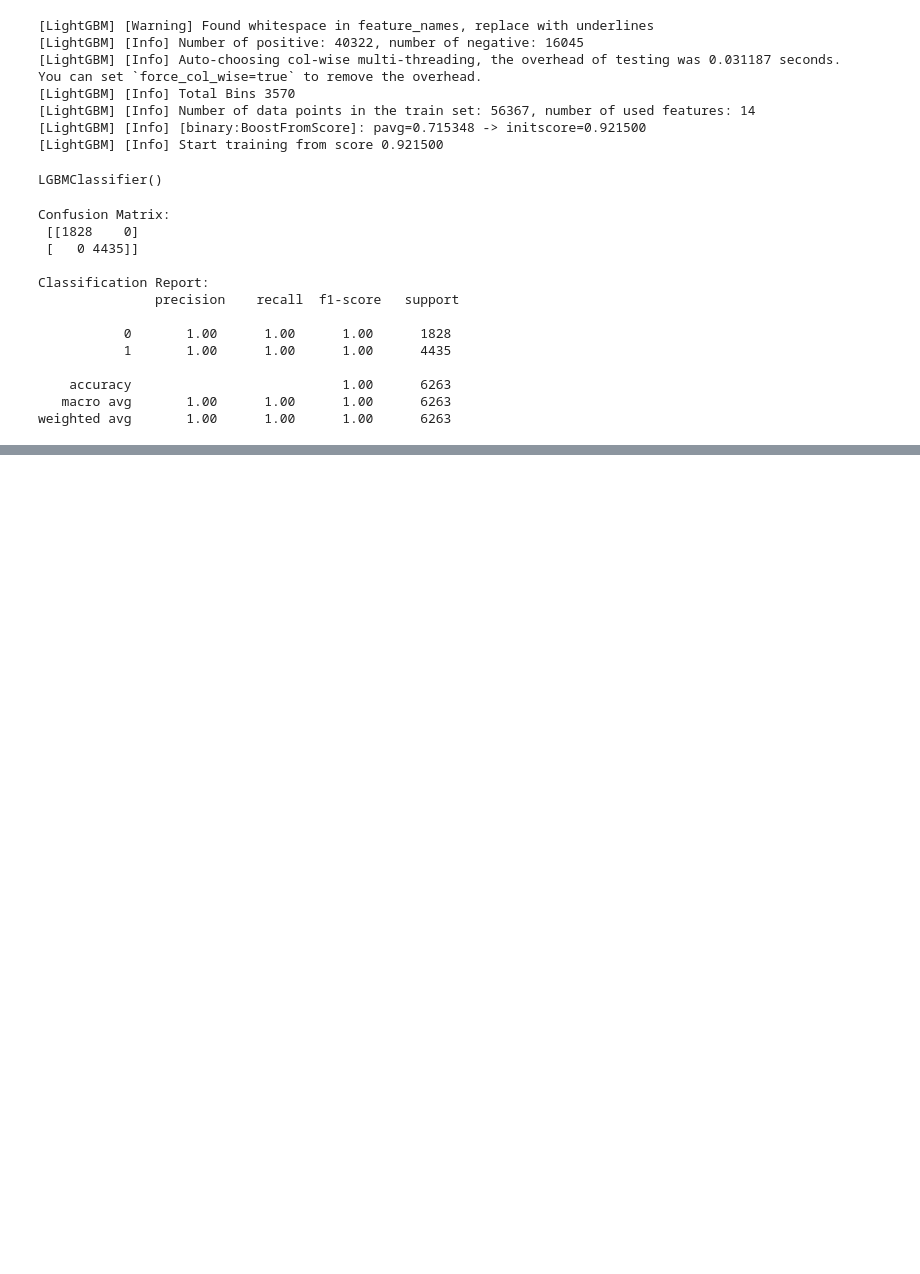
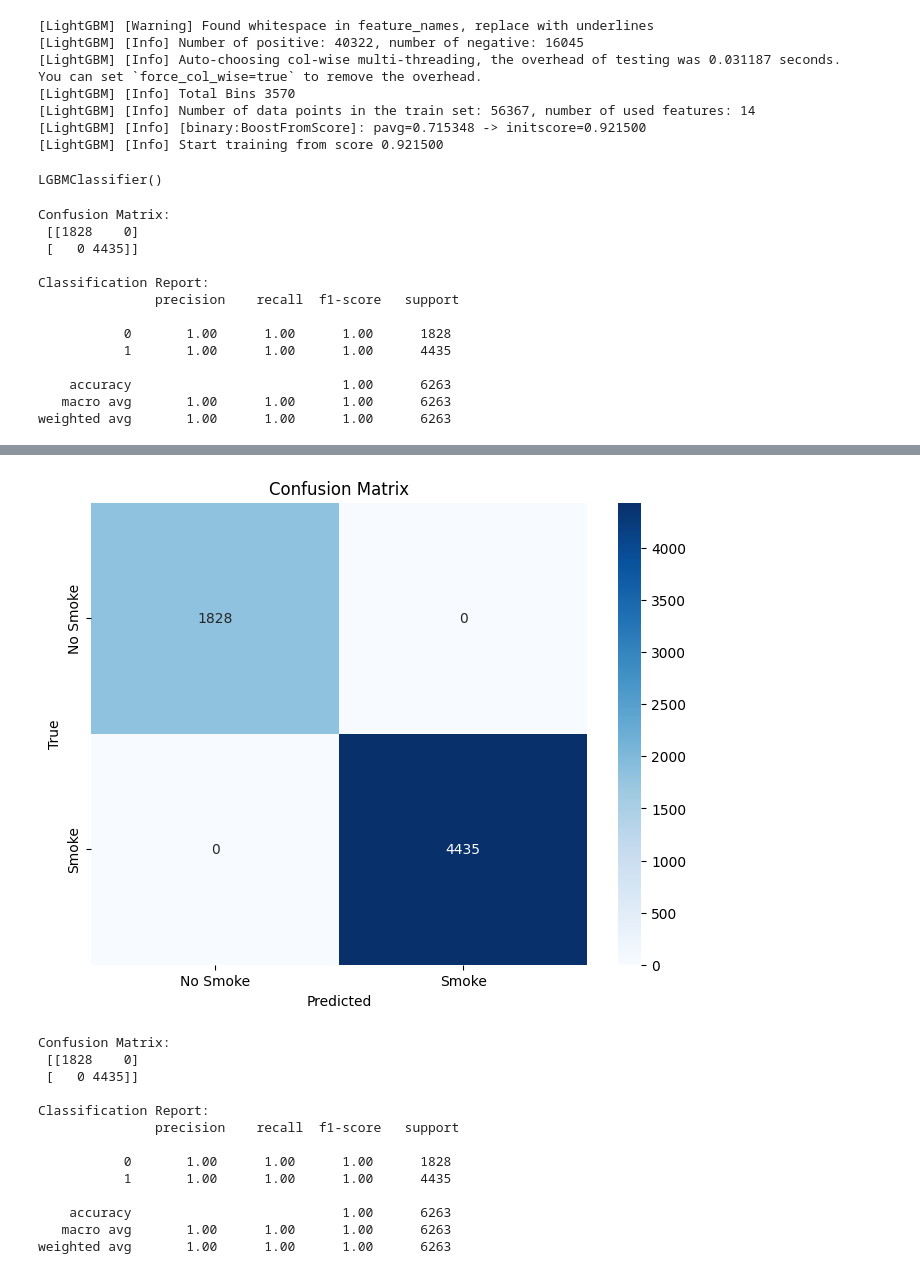
Before and after one commit to Mydah-Nasir/Smart-Home-IoT-Project, a Jupyter notebook: smoke_detector_model/Smoke_Detection_Model.ipynb, the cells around one changed output, grey strips where cells are left out. Saved outputs shown, nothing was run; the diff lists cells and outputs as text; code cells hidden in the pictures; blank space fills up the shorter version.

Commit message:
Hyper parameter tuning

```diff
--- a/smoke_detector_model/Smoke_Detection_Model.ipynb
+++ b/smoke_detector_model/Smoke_Detection_Model.ipynb
@@ -457,0 +460,13 @@ weighted avg       1.00      1.00      1.00      6263
+# %%
+lgbm_model_1 = LGBMClassifier()
+
+param_grid = {
+     'learning_rate': np.arange(0,1,0.01),
+    'n_estimators': np.arange(50,300),
+    'num_leaves': np.arange(2, 50),
+    'max_depth': np.arange(2, 50),
+}
+
+rscv_model = RandomizedSearchCV(lgbm_model_1,param_grid,cv=5)
+rscv_model.fit(x_train,y_train)
+rscv_model.best_estimator_
@@ -457,0 +493,34 @@ weighted avg       1.00      1.00      1.00      6263
+# %%
+new_lgbm_model = rscv_model.best_estimator_
+# %%
+y_pred = new_lgbm_model.predict(x_test)
+
+# Confusion Matrix
+conf_mat = confusion_matrix(y_test, y_pred)
+
+# Plot Confusion Matrix
+plt.figure(figsize=(8, 6))
+sns.heatmap(conf_mat, annot=True, fmt='d', cmap='Blues', xticklabels=['No Smoke', 'Smoke'], yticklabels=['No Smoke', 'Smoke'])
+plt.title('Confusion Matrix')
+plt.xlabel('Predicted')
+plt.ylabel('True')
+plt.show()
+
+print("Confusion Matrix:\n",confusion_matrix(y_test,y_pred))
+print()
+print("Classification Report:\n",classification_report(y_test,y_pred))
+# %% [output]
+[figure, added]
+Confusion Matrix:
+ [[1828    0]
+ [   0 4435]]
+
+Classification Report:
+               precision    recall  f1-score   support
+
+           0       1.00      1.00      1.00      1828
+           1       1.00      1.00      1.00      4435
+
+    accuracy                           1.00      6263
+   macro avg       1.00      1.00      1.00      6263
+weighted avg       1.00      1.00      1.00      6263
```
Also changed, not shown: parts of 2 cells of this notebook.
